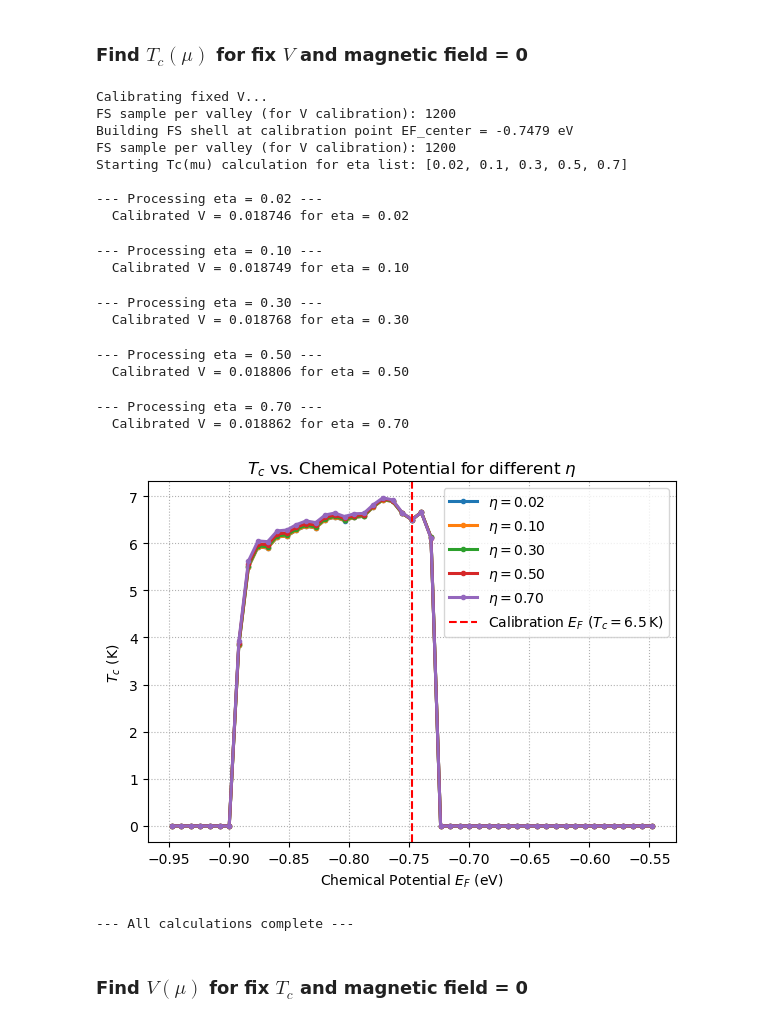
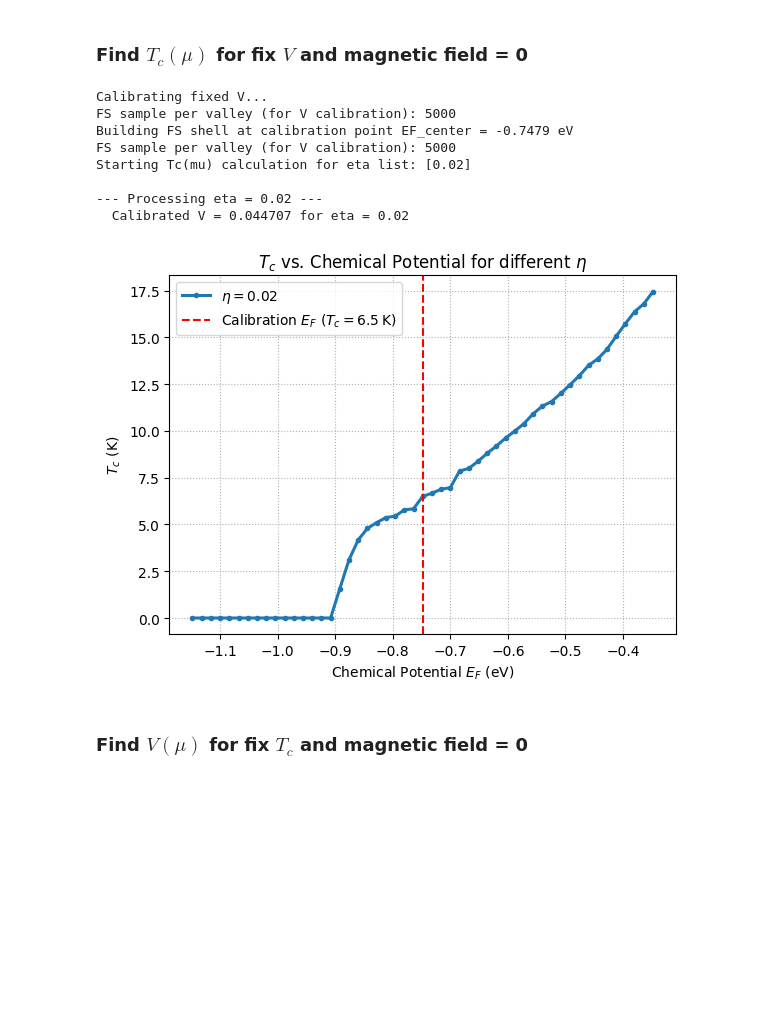
Before and after one commit to Lyrrrrrr/Upper-critical-field-Figure-reproduce-code, a Jupyter notebook: Numerical analysis.ipynb, the cells around one changed output. Cells and saved outputs as stored; diff of their text form; code cells hidden in the pictures; blank space fills up the shorter version.

Commit message:
T(mu) plot fixed

```diff
--- a/Numerical analysis.ipynb
+++ b/Numerical analysis.ipynb
@@ -104,9 +104,10 @@ kx, ky, s = path_around_K(smax=0.2, N=501)
 
 # Align to E_F
 mu_guess = 0.0
-E_K_raw  = eps_Mo(K[0], K[1], mu_guess)     # Energy at K point with initial mu_guess
+E_K_raw  = eps_Mo(0, 4*np.pi/(3*a), mu_guess)     # Energy at K point with initial mu_guess
 E_F      = E_K_raw + 0.15
 E = lambda kx,ky: eps_Mo(kx,ky,mu_guess)-E_F
+
 
 kx_l, ky_l, s_l = path_around_K(0.2, 301)
 mask_R = s_l >= 0
@@ -125,7 +126,7 @@ def beta_from_target(target_meV):
 
 # ------------------------ Fermi shell ------------------------
 # K and -K patches in k-space
-def k_patch(center, rad=0.20, Nk=91):
+def k_patch(center, rad, Nk):
     qx = np.linspace(-rad, rad, Nk)
     qy = np.linspace(-rad, rad, Nk)
     Qx, Qy = np.meshgrid(qx, qy, indexing='xy')
@@ -135,7 +136,7 @@ def k_patch(center, rad=0.20, Nk=91):
     return kx, ky
 
 # Build Fermi surface shell samples around K and -K
-def build_FS_shell(mu_guess, EF, rad=0.20, Nk=91, n_keep=1200):
+def build_FS_shell(mu_guess, EF, rad, Nk, n_keep):
     kxK,  kyK  = k_patch(K,   rad, Nk)
     kxKm, kyKm = k_patch(-K,  rad, Nk)
     xiK  = eps_Mo(kxK,  kyK,  mu_guess) - EF
@@ -298,12 +301,18 @@ def find_Hc2(T, V, alpha_Z, alpha_R, gz_func, gR_func, kK, mu_guess, EF, Nw, Hma
 
 # ------------------------ Curves with multiple eta ----------------------------
 # Delta = 13 meV with varity η = <S_R>/<S_Z>
-kK, _ = build_FS_shell(mu_guess, E_F, n_keep=1200)
+
+FSrad = 0.4
+n_keep_value=1200
+Nk_value=91
+
+kK, _ = build_FS_shell(mu_guess, E_F, FSrad, Nk_value, n_keep_value)
 print("FS sample per valley:", kK[0].size)
 
 Tc = 6.5
 Ts = np.linspace(0.1, 7.0, 100)
 Nw = 800
+
 
 # target spin splitting fixed at 13 meV
 targ = 13.0
@@ -315,7 +324,7 @@ gR_fun = lambda kx, ky, fK=fK, b=beta: gR_vec(kx, ky, fK, b)
 
 # set of η values
 # eta_list = [0.00, 0.02, 0.06, 0.10]
-eta_list = [0.02, 0.1, 0.3, 0.5, 0.7]
+eta_list = [0.02, 0.1, 0.3]
 
 plt.figure(figsize=(6,4.6))
 for eta in eta_list:
@@ -382,29 +392,31 @@ beta_for_V = beta_from_target(target_meV_for_V)
 gz_fun_fixed = lambda kx, ky, fK=fK, b=beta_for_V: gzz(kx, ky, fK, b)
 gR_fun_fixed = lambda kx, ky, fK=fK, b=beta_for_V: gR_vec(kx, ky, fK, b)
 
-Tc_initial = 6.5  # K
-Nw = 800          # Matsubara frequencies
-n_keep = 1200     # FS sample size per valley
+Tc_initial = 6.5        # K
+Nw = 1600                # Matsubara frequencies
+n_keep_value = 5000     # FS sample size per valley
+FSrad = 0.5             # FS patch radius
+Nk_value = 251
 
 # The Zeeman-type coupling strength is fixed
 alpha_Z_fixed = alpha
 
 # Build FS shell for the *original* E_F to calibrate V
-kK_initial, kKm_initial = build_FS_shell(mu_guess, E_F, n_keep=n_keep)
+kK_initial, kKm_initial = build_FS_shell(mu_guess, E_F, FSrad, Nk_value, n_keep_value)
 print(f"FS sample per valley (for V calibration): {kK_initial[0].size}")
 
 # The original E_F is the center
 EF_center = E_F
-EF_scan_range = 0.2 # scan range in eV
+EF_scan_range = 0.4 # scan range in eV
 N_mu_points = 51
 EF_range = np.linspace(EF_center - EF_scan_range, EF_center + EF_scan_range, N_mu_points)
 
 # range of eta values
 # eta_list = [0.00, 0.02, 0.06, 0.10]
-eta_list = [0.02, 0.1, 0.3, 0.5, 0.7]
+eta_list = [0.02]
 
 print(f"Building FS shell at calibration point EF_center = {EF_center:.4f} eV")
-kK_calib, kKm_calib = build_FS_shell(mu_guess, EF_center, n_keep=n_keep)
+kK_calib, kKm_calib = build_FS_shell(mu_guess, E_F, FSrad, Nk_value, n_keep_value)
 print(f"FS sample per valley (for V calibration): {kK_calib[0].size}")
 
 # Prepare the plot
@@ -435,52 +447,41 @@ for eta in eta_list:
     for EF_val in tqdm(EF_range, desc=desc):
 
         # Re-build FS shell for the *current* chemical potential EF_val
-        kK_new, kKm_new = build_FS_shell(mu_guess, EF_val, n_keep=n_keep)
+        kK_new, kKm_new = build_FS_shell(mu_guess, EF_val, FSrad, Nk_value, n_keep_value)
 
         # Find Tc using the V calibrated for this eta
         Tc_new = find_Tc(V_calibrated, alpha_Z_fixed, alpha_R_current,
                          gz_fun_fixed, gR_fun_fixed,
                          kK_new, mu_guess, EF_val, Nw, Tmax=20.0)
 
         Tc_results_for_this_eta.append(Tc_new)
 
     # Plot
     plt.plot(EF_range, Tc_results_for_this_eta, lw=2.2,
              marker='o', markersize=3,
              label=rf'$\eta={eta:.2f}$')
 
 # Finalize and show the plot
 plt.xlabel(r'Chemical Potential $E_F$ (eV)')
 plt.ylabel(r'$T_c$ (K)')
 plt.title(r'$T_c$ vs. Chemical Potential for different $\eta$')
 # Add a vertical line at the E_F used for V calibration
 plt.axvline(EF_center, color='red', ls='--',
-            label=f'Calibration $E_F$ ($T_c={Tc_initial}\,$K)')
+            label=f'Calibration $E_F$ ($T_c={Tc_initial}\\,$K)')
 plt.grid(True, ls=':')
 plt.legend()
 plt.tight_layout()
 plt.show()
-
-print("\n--- All calculations complete ---")
 # %% [output]
 Calibrating fixed V...
-FS sample per valley (for V calibration): 1200
+FS sample per valley (for V calibration): 5000
 Building FS shell at calibration point EF_center = -0.7479 eV
-FS sample per valley (for V calibration): 1200
-Starting Tc(mu) calculation for eta list: [0.02, 0.1, 0.3, 0.5, 0.7]
+FS sample per valley (for V calibration): 5000
+Starting Tc(mu) calculation for eta list: [0.02]
 
 --- Processing eta = 0.02 ---
-  Calibrated V = 0.018746 for eta = 0.02
+  Calibrated V = 0.044707 for eta = 0.02
---- Processing eta = 0.10 ---
-  Calibrated V = 0.018749 for eta = 0.10
---- Processing eta = 0.30 ---
-  Calibrated V = 0.018768 for eta = 0.30
---- Processing eta = 0.50 ---
-  Calibrated V = 0.018806 for eta = 0.50
---- Processing eta = 0.70 ---
-  Calibrated V = 0.018862 for eta = 0.70
-[figure, old version]
+[figure, new version]
---- All calculations complete ---
 # %% [markdown]
 ### Find $V(\mu)$ for fix $T_c$ and magnetic field = 0
 # %%
```
Also changed, not shown: parts of 3 cells of this notebook.
